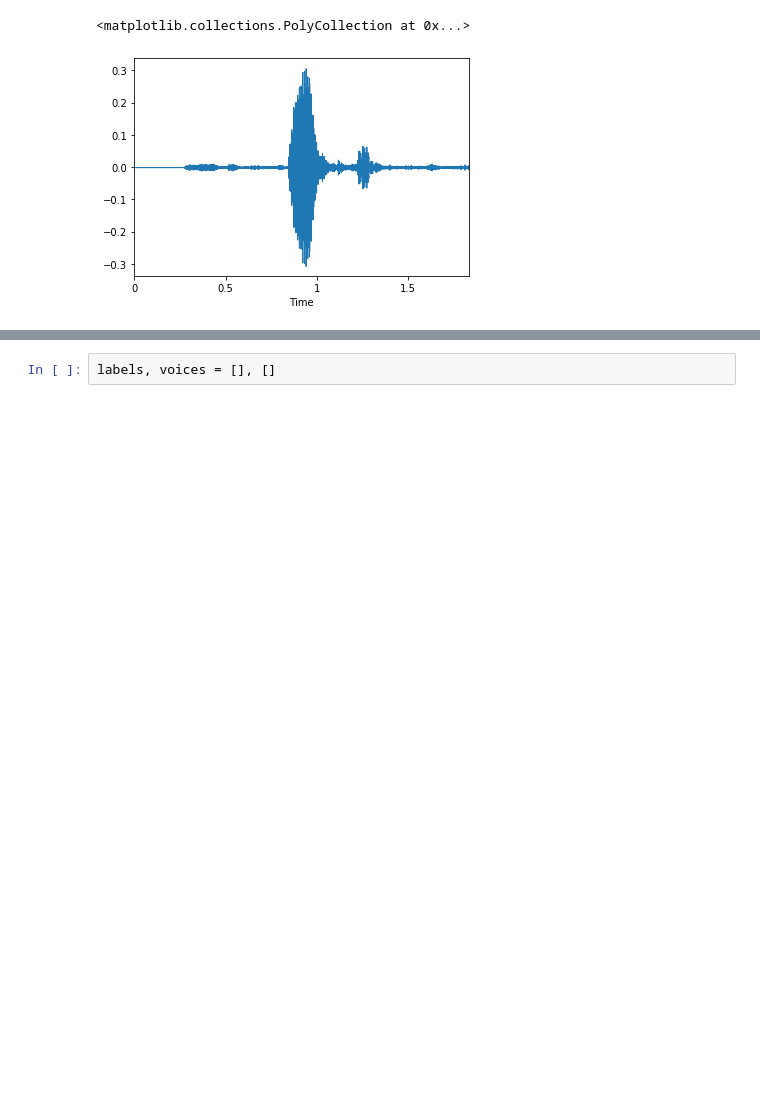
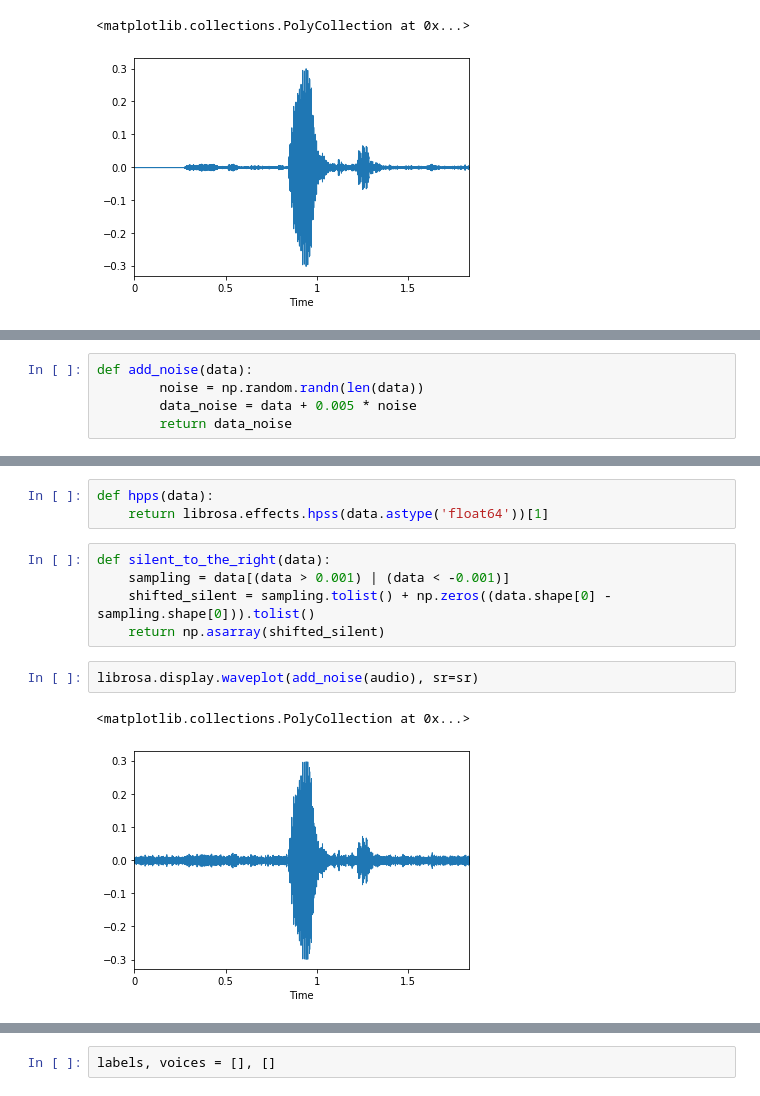
Before and after one commit to dpipi17/Voice-classification-for-Georgian-numbers, a Jupyter notebook: Final Project.ipynb, the cells around one changed output, grey strips where cells are left out. Saved outputs shown, nothing was run; the diff lists cells and outputs as text; blank space fills up the shorter version.

Commit message:
Data mult

```diff
--- a/Final Project.ipynb
+++ b/Final Project.ipynb
@@ -25,3 +25,8 @@ librosa.display.waveplot(audio, sr=sr)
 Audio(audio, rate=SR)
 # %% [output]
 [interactive output not drawn]
+# %%
+def add_noise(data):
+        noise = np.random.randn(len(data))
+        data_noise = data + 0.005 * noise
+        return data_noise
@@ -27,0 +93,13 @@ Audio(audio, rate=SR)
+# %%
+def hpps(data):
+    return librosa.effects.hpss(data.astype('float64'))[1]
+# %%
+def silent_to_the_right(data):
+    sampling = data[(data > 0.001) | (data < -0.001)]
+    shifted_silent = sampling.tolist() + np.zeros((data.shape[0] - sampling.shape[0])).tolist()
+    return np.asarray(shifted_silent)
+# %%
+librosa.display.waveplot(add_noise(audio), sr=sr)
+# %% [output]
+<matplotlib.collections.PolyCollection at 0x...>
+[figure, added]
```
Also changed, not shown: parts of 32 cells of this notebook.
